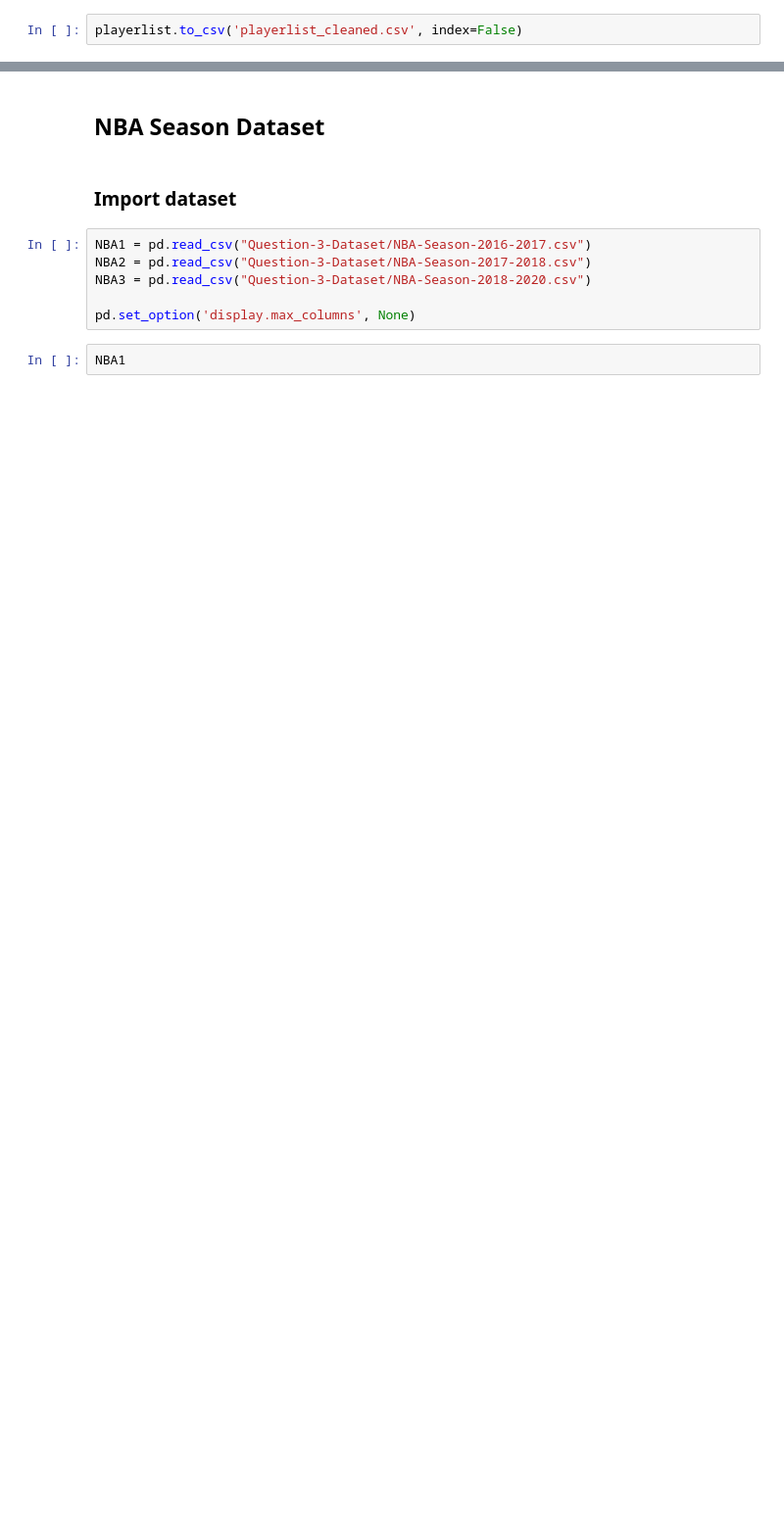
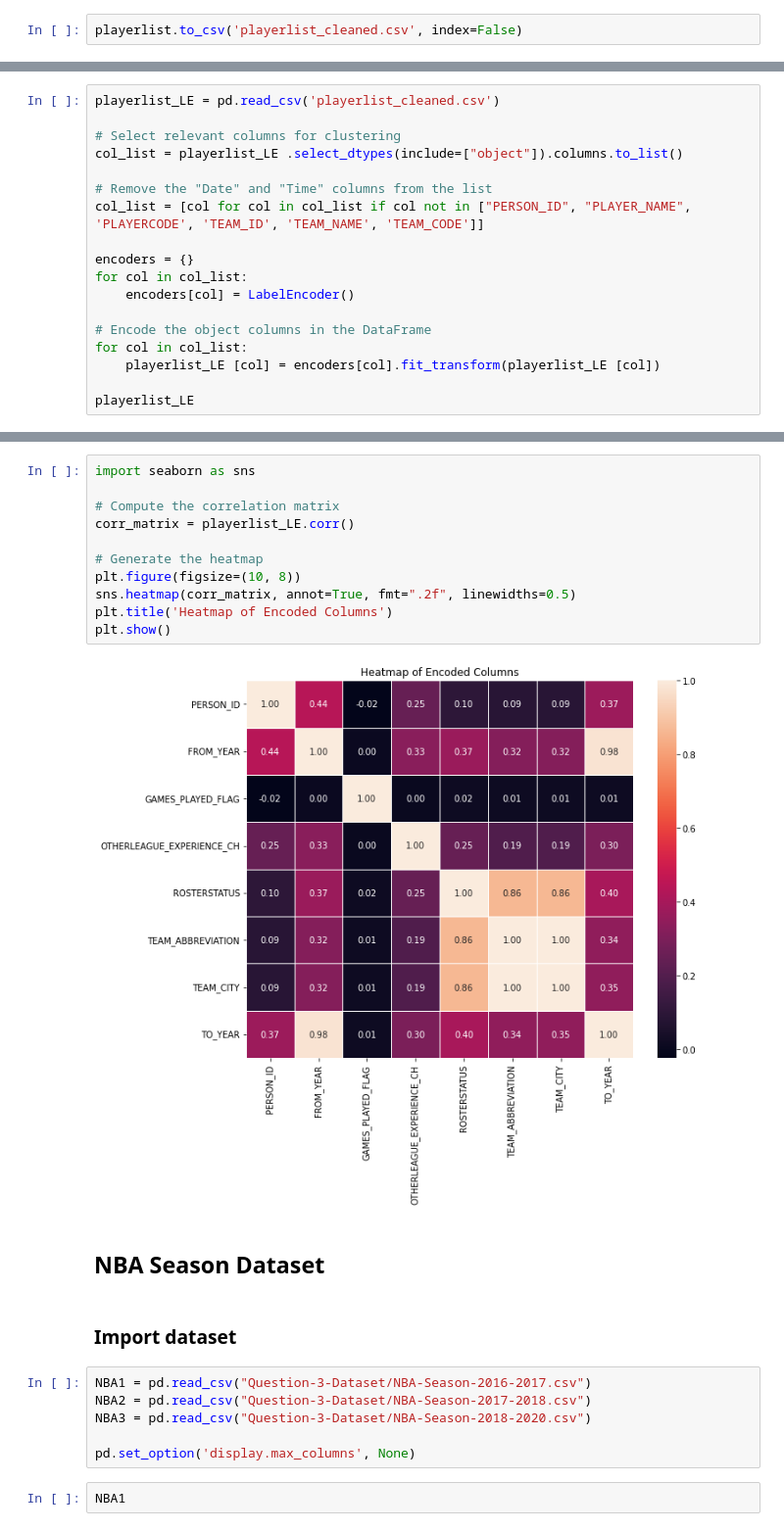
Before and after one commit to SalahAlHaismawi/Artificial-Intelligence-Problems, a Jupyter notebook: Project.ipynb, the cells around one changed output, grey strips where cells are left out. Shown at 98% size. Cells and saved outputs as stored; diff of their text form; blank space fills up the shorter version.

```diff
--- a/Project.ipynb
+++ b/Project.ipynb
@@ -883,0 +1001,18 @@ playerlist.to_csv('playerlist_cleaned.csv', index=False)
+# %%
+playerlist_LE = pd.read_csv('playerlist_cleaned.csv')
+
+# Select relevant columns for clustering
+col_list = playerlist_LE .select_dtypes(include=["object"]).columns.to_list()
+
+# Remove the "Date" and "Time" columns from the list
+col_list = [col for col in col_list if col not in ["PERSON_ID", "PLAYER_NAME", 'PLAYERCODE', 'TEAM_ID', 'TEAM_NAME', 'TEAM_CODE']]
+
+encoders = {}
+for col in col_list:
+    encoders[col] = LabelEncoder()
+
+# Encode the object columns in the DataFrame
+for col in col_list:
+    playerlist_LE [col] = encoders[col].fit_transform(playerlist_LE [col])
+
+playerlist_LE
@@ -884,3 +1033,16 @@ playerlist.to_csv('playerlist_cleaned.csv', index=False)
+# %%
+import seaborn as sns
+
+# Compute the correlation matrix
+corr_matrix = playerlist_LE.corr()
+
+# Generate the heatmap
+plt.figure(figsize=(10, 8))
+sns.heatmap(corr_matrix, annot=True, fmt=".2f", linewidths=0.5)
+plt.title('Heatmap of Encoded Columns')
+plt.show()
+# %% [output]
+[figure, added]
 # %% [markdown]
 ## NBA Season Dataset
 # %% [markdown]
```
Also changed, not shown: parts of 71 cells of this notebook.
